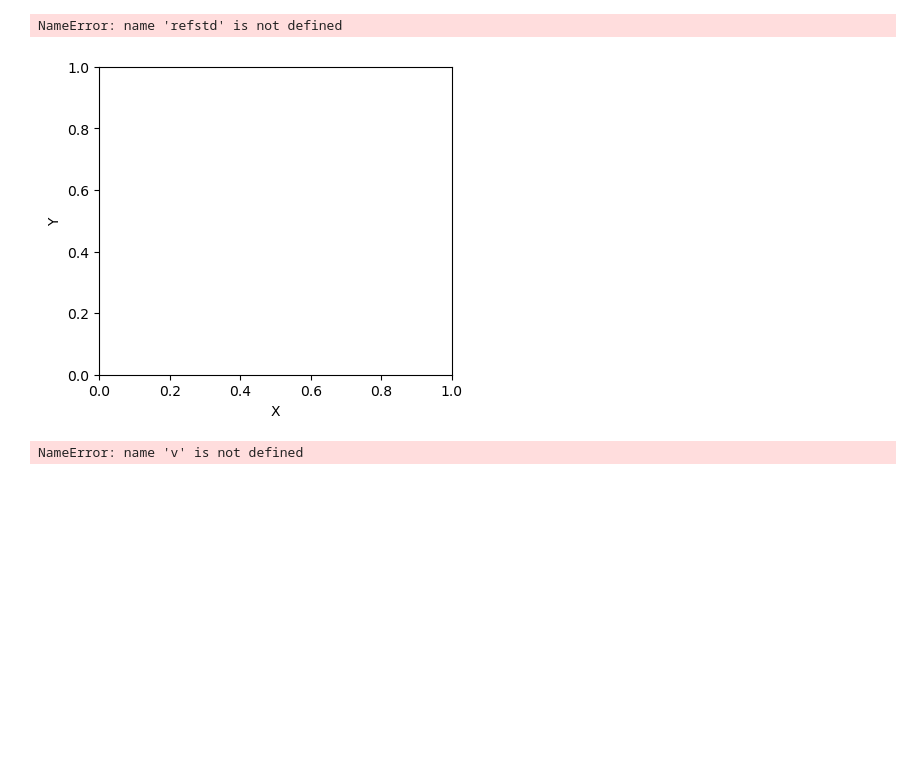
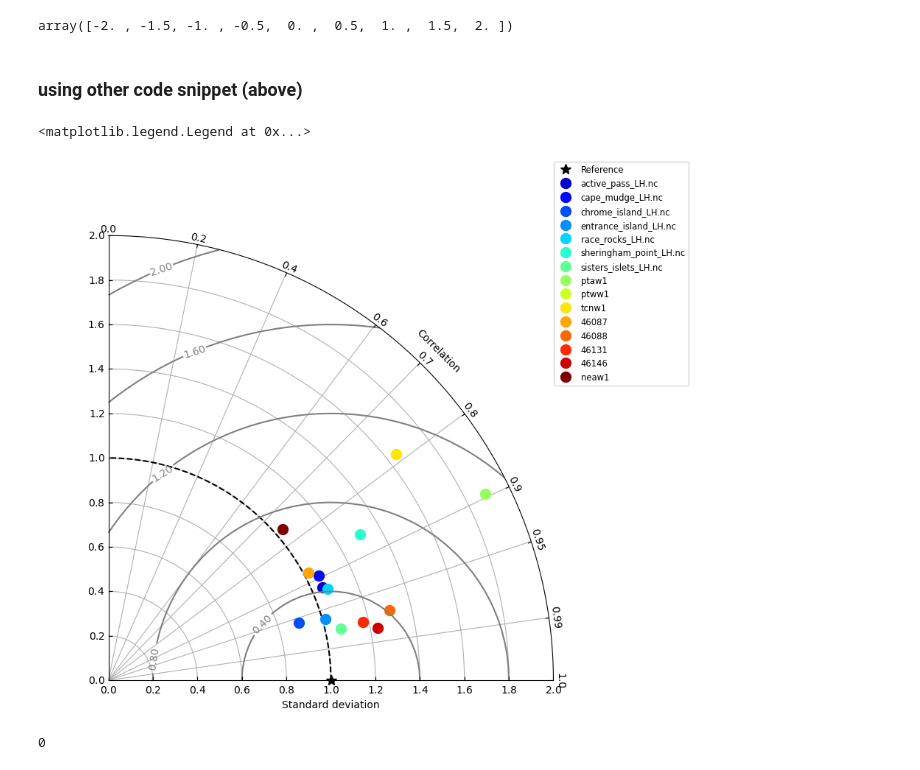
Before and after one commit to goldford/NEMO-Salish-Sea-1500, a Jupyter notebook: code/Analysis - LH, SST eval - Taylor.ipynb, the cells around one changed output. Drawn from its saved outputs; the diff is of its cells as text; code cells hidden in the pictures; blank space fills up the shorter version.

Commit message:
taylor and target diagram work

```diff
--- a/code/Analysis - LH, SST eval - Taylor.ipynb
+++ b/code/Analysis - LH, SST eval - Taylor.ipynb
@@ -275,49 +823,69 @@ test
+# %%
+np.arange(-2,2.5,0.5)
+# %% [output]
+array([-2. , -1.5, -1. , -0.5,  0. ,  0.5,  1. ,  1.5,  2. ])
+# %% [markdown]
+### using other code snippet (above)
 # %%
-# get data
-
-path 'D:/temp_nemo/RUN203_PLOTS_SCORES/'
-
-LH_T_pear_f = 'LH_hindcast_scores_temperature_pearson_RUN203.csv'
-LH_S_pear_f = 'LH_hindcast_scores_salinity_pearson_RUN203.csv'
-SST_pear_f = 'SST_hindcast_scores_temperature_pearson_RUN203.csv'
+pairs_stats = []
+i = 0
+for sig in sdev:
+    cc = ccoef[i]
+    if i == 0:
+        stn = "reference"
+    else:
+        stn = SST_stats_np_buoys_and_LH[i-1,0]
+    i += 1
+    pairs_stats.append([stn,[sig,cc]])
+pairs_stats
 
 
+# requires pairs of obs
+samples=pairs_stats
 
-STD
-path_SST = ''
+fig = plt.figure(figsize=(10, 8))
 
-fig = plt.figure(figsize=(10, 4))
-
-ax1 = fig.add_subplot(1, 2, 1, xlabel='X', ylabel='Y')
 # Taylor diagram
-dia = TaylorDiagram(refstd, fig=fig, rect=122, label="Reference",
-                    srange=(0, 1.5))
+# dia = TaylorDiagram(obs_stdev_T, fig=fig, rect=122, label="Reference",
+#                     srange=(0, 1.5))
+# normalized
+dia = TaylorDiagram(1, fig=fig, rect=111, label="Reference",
+                    srange=(0, 2))
 
 colors = plt.matplotlib.cm.jet(np.linspace(0, 1, len(samples)))
 
-ax1.plot(x, data, 'ko', label='Data')
-for i, m in enumerate([m1, m2, m3]):
-    ax1.plot(x, m, c=colors[i], label='Model %d' % (i+1))
-ax1.legend(numpoints=1, prop=dict(size='small'), loc='best')
+# Add the models to Taylor diagram
+i = 0
+#for i, (stn, stddev, corrcoef) in enumerate(samples):
+for i, (stn, stats) in enumerate(pairs_stats):
 
-# Add the models to Taylor diagram
-for i, (stddev, corrcoef) in enumerate(samples):
-    dia.add_sample(stddev, corrcoef,
-                   marker='$%d$' % (i+1), ms=10, ls='',
+    # avoid douvble-plotting ref
+    if stn == 'reference':
+        continue
+    stddev = stats[0]
+    corrcoef = stats[1]
+    #print(corrcoef)
+    dia.add_sample(stddev,
+                   corrcoef,
+                   #marker='$%d$' % (i+1),
+                   marker='o',
+                   ms=10,
+                   ls='',
                    mfc=colors[i], mec=colors[i],
-                   label="Model %d" % (i+1))
+                   #label="%d" % (i+1))
+                   label=stn)
 
 # Add grid
 dia.add_grid()
 
 # Add RMS contours, and label them
 contours = dia.add_contours(colors='0.5')
 plt.clabel(contours, inline=1, fontsize=10, fmt='%.2f')
 
 # Add a figure legend
 fig.legend(dia.samplePoints,
            [ p.get_label() for p in dia.samplePoints ],
            numpoints=1, prop=dict(size='small'), loc='upper right')
 # %% [output]
-NameError: name 'refstd' is not defined
+<matplotlib.legend.Legend at 0x...>
-[figure, old version]
+[figure, new version]
@@ -354,4 +892,4 @@ LH_scores = pickle.load(open(os.path.join(path1,LH_pic_data), 'rb'))
-# %%
-np.sqrt(np.sum(np.subtract(v, np.nanmean(v))**2.)/len(v))
-# %% [output]
-NameError: name 'v' is not defined
+# %%
+stn
+# %% [output]
+0
```
Also changed, not shown: parts of 19 cells of this notebook, 4 other files.
